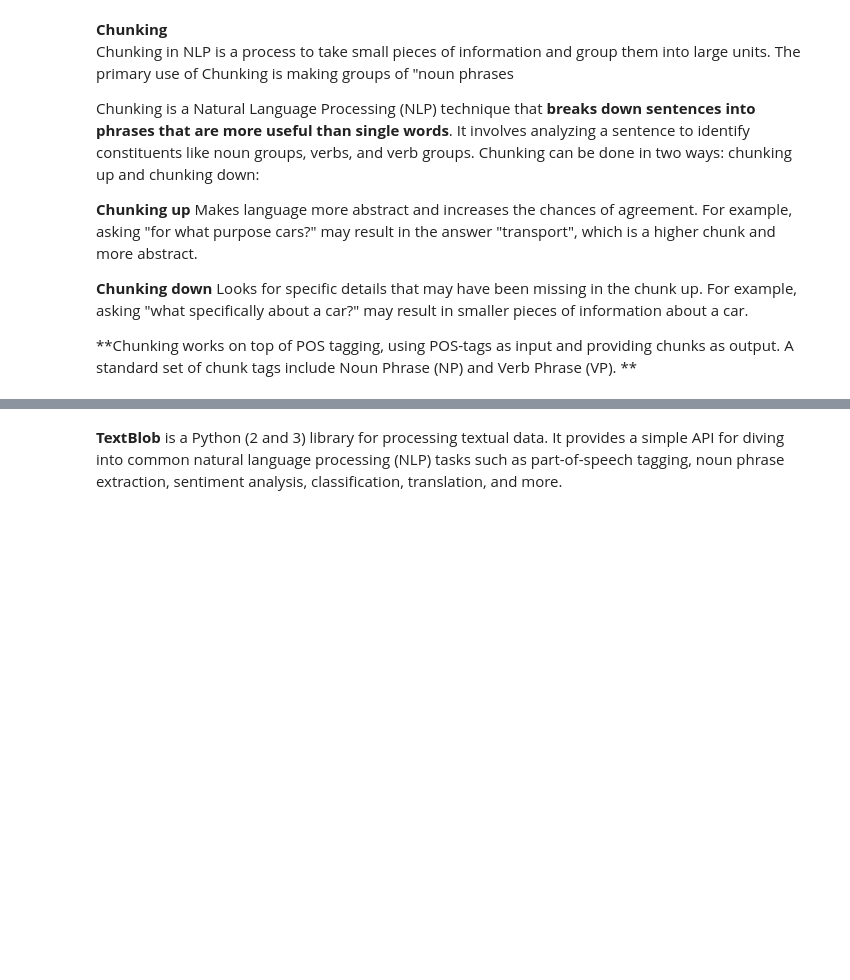
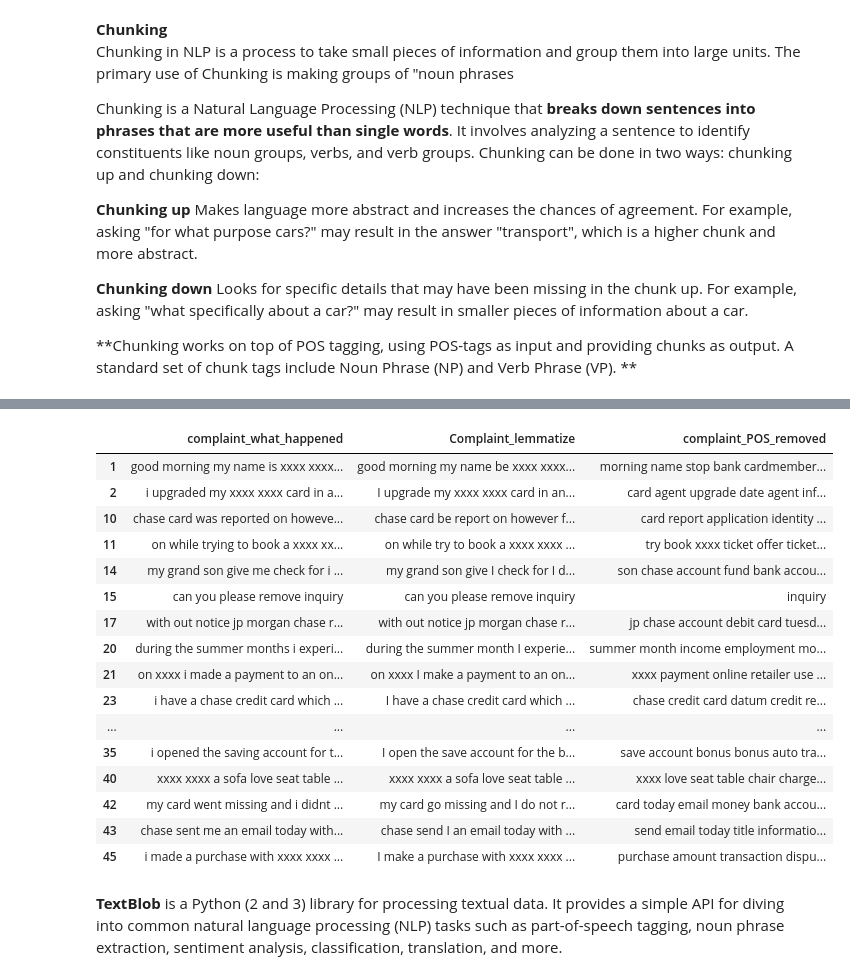
Before and after one commit to ShawnLiu119/NLP_Bank_Complaint_Classification, a Jupyter notebook: CustomerComplaint_Classification_NLP.ipynb, the cells around one changed output, grey strips where cells are left out. Drawn from its saved outputs; the diff is of its cells as text; code cells hidden in the pictures; blank space fills up the shorter version.

```diff
--- a/CustomerComplaint_Classification_NLP.ipynb
+++ b/CustomerComplaint_Classification_NLP.ipynb
@@ -304,2 +303,22 @@ To download the necessary data, simply run
+# %%
+df_clean.head(20)
+# %% [output]
+|  | complaint_what_happened | Complaint_lemmatize | complaint_POS_removed |
+| 1 | good morning my name is xxxx xxxx... | good morning my name be xxxx xxxx... | morning name stop bank cardmember... |
+| 2 | i upgraded my xxxx xxxx card in a... | I upgrade my xxxx xxxx card in an... | card agent upgrade date agent inf... |
+| 10 | chase card was reported on howeve... | chase card be report on however f... | card report application identity ... |
+| 11 | on while trying to book a xxxx xx... | on while try to book a xxxx xxxx ... | try book xxxx ticket offer ticket... |
+| 14 | my grand son give me check for i ... | my grand son give I check for I d... | son chase account fund bank accou... |
+| 15 | can you please remove inquiry | can you please remove inquiry | inquiry |
+| 17 | with out notice jp morgan chase r... | with out notice jp morgan chase r... | jp chase account debit card tuesd... |
+| 20 | during the summer months i experi... | during the summer month I experie... | summer month income employment mo... |
+| 21 | on xxxx i made a payment to an on... | on xxxx I make a payment to an on... | xxxx payment online retailer use ... |
+| 23 | i have a chase credit card which ... | I have a chase credit card which ... | chase credit card datum credit re... |
+| ... | ... | ... | ... |
+| 35 | i opened the saving account for t... | I open the save account for the b... | save account bonus bonus auto tra... |
+| 40 | xxxx xxxx a sofa love seat table ... | xxxx xxxx a sofa love seat table ... | xxxx love seat table chair charge... |
+| 42 | my card went missing and i didnt ... | my card go missing and I do not r... | card today email money bank accou... |
+| 43 | chase sent me an email today with... | chase send I an email today with ... | send email today title informatio... |
+| 45 | i made a purchase with xxxx xxxx ... | I make a purchase with xxxx xxxx ... | purchase amount transaction dispu... |
 # %% [markdown]
 **TextBlob** is a Python (2 and 3) library for processing textual data. It provides a simple API for diving into common natural language processing (NLP) tasks such as part-of-speech tagging, noun phrase extraction, sentiment analysis, classification, translation, and more.
```
Also changed, not shown: parts of 22 cells of this notebook.
